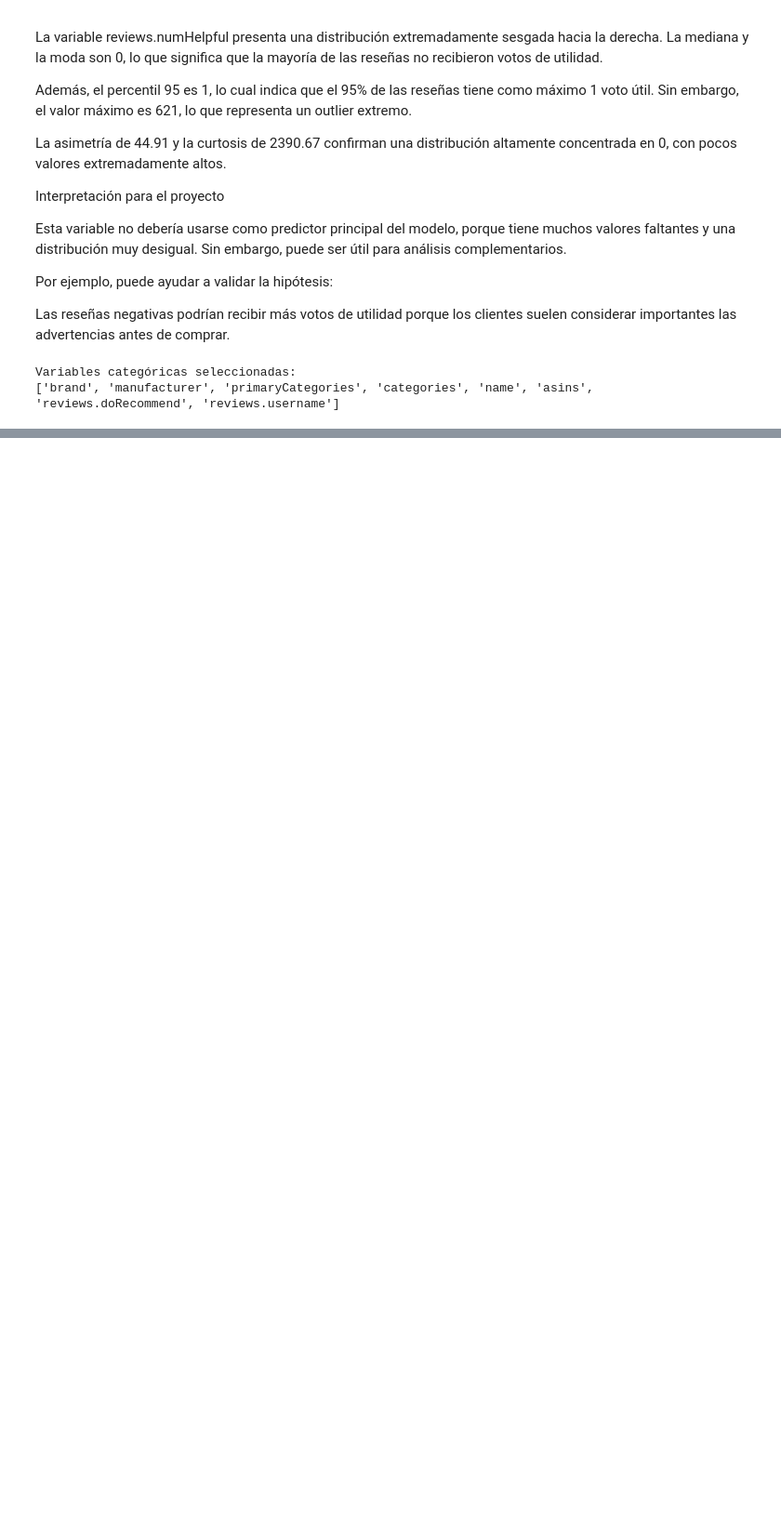
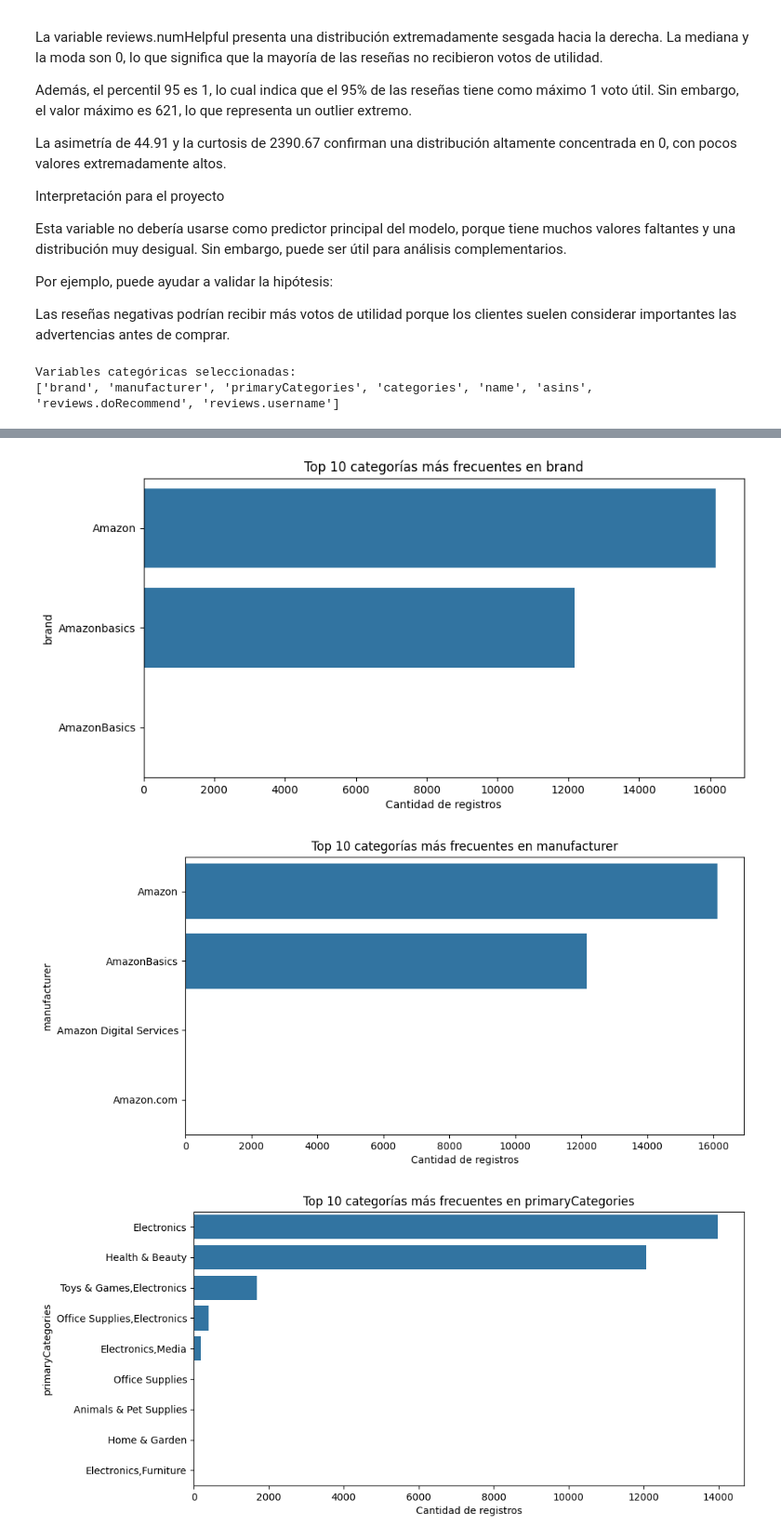
Before and after one commit to R3beAM/Proyecto-Final-Integracion, a Jupyter notebook: Parte_2_Proyecto_Final_Integracion.ipynb, the cells around one changed output, grey strips where cells are left out. Shown at 93% size. Saved outputs shown, nothing was run; the diff lists cells and outputs as text; code cells hidden in the pictures; blank space fills up the shorter version.

```diff
--- a/Parte_2_Proyecto_Final_Integracion.ipynb
+++ b/Parte_2_Proyecto_Final_Integracion.ipynb
@@ -790,3 +790,18 @@ display(resumen_categoricas)
 | 5 | asins | 28332 | 65 | B00QWO9P0O,B00LH3DMUO | 8343 | ... |
 | 6 | reviews.doRecommend | 28332 | 3 | True | 15353 | ... |
 | 7 | reviews.username | 28332 | 16269 | ByAmazon Customer | 889 | ... |
+# %%
+#Conteos y frecuencias por variable
+
+for col in variables_categoricas:
+    print(f"\nVariable: {col}")
+
+    conteos = df[col].value_counts(dropna=False)
+    frecuencias = df[col].value_counts(normalize=True, dropna=False) * 100
+
+    tabla_frecuencias = pd.DataFrame({
+        "Conteo": conteos,
+        "Frecuencia (%)": frecuencias.round(2)
+    })
+
+    display(tabla_frecuencias.head(15))
@@ -792,0 +889,21 @@ display(resumen_categoricas)
+# %%
+#Gráficos de barras para variables categóricas
+
+for col in variables_categoricas:
+    plt.figure(figsize=(10, 5))
+
+    top_categorias = df[col].value_counts(dropna=False).head(10)
+
+    sns.barplot(
+        x=top_categorias.values,
+        y=top_categorias.index
+    )
+
+    plt.title(f"Top 10 categorías más frecuentes en {col}")
+    plt.xlabel("Cantidad de registros")
+    plt.ylabel(col)
+    plt.show()
+# %% [output]
+[figure, added]
+[figure, added]
+[figure, added]
```
Also changed, not shown: parts of 69 cells of this notebook.
